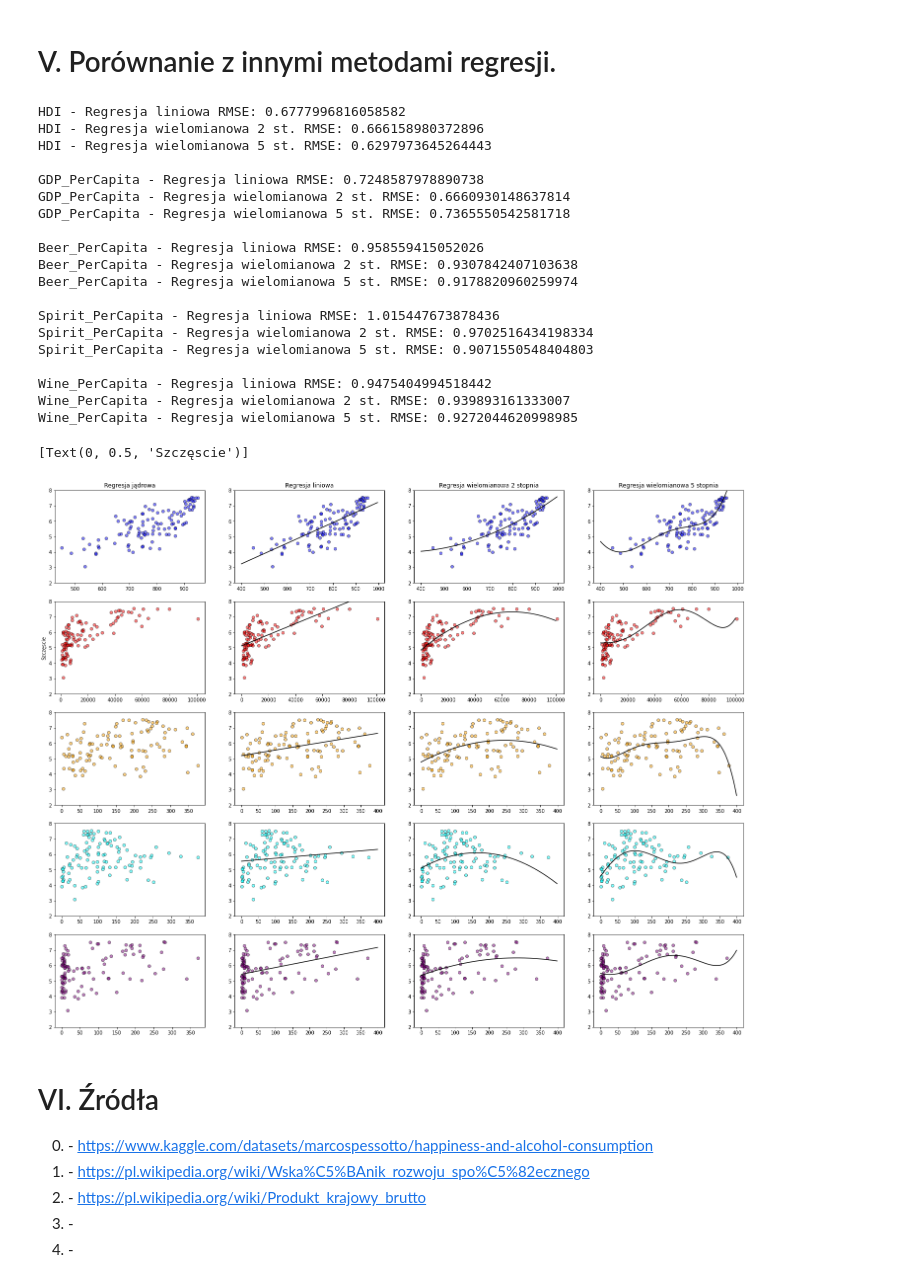
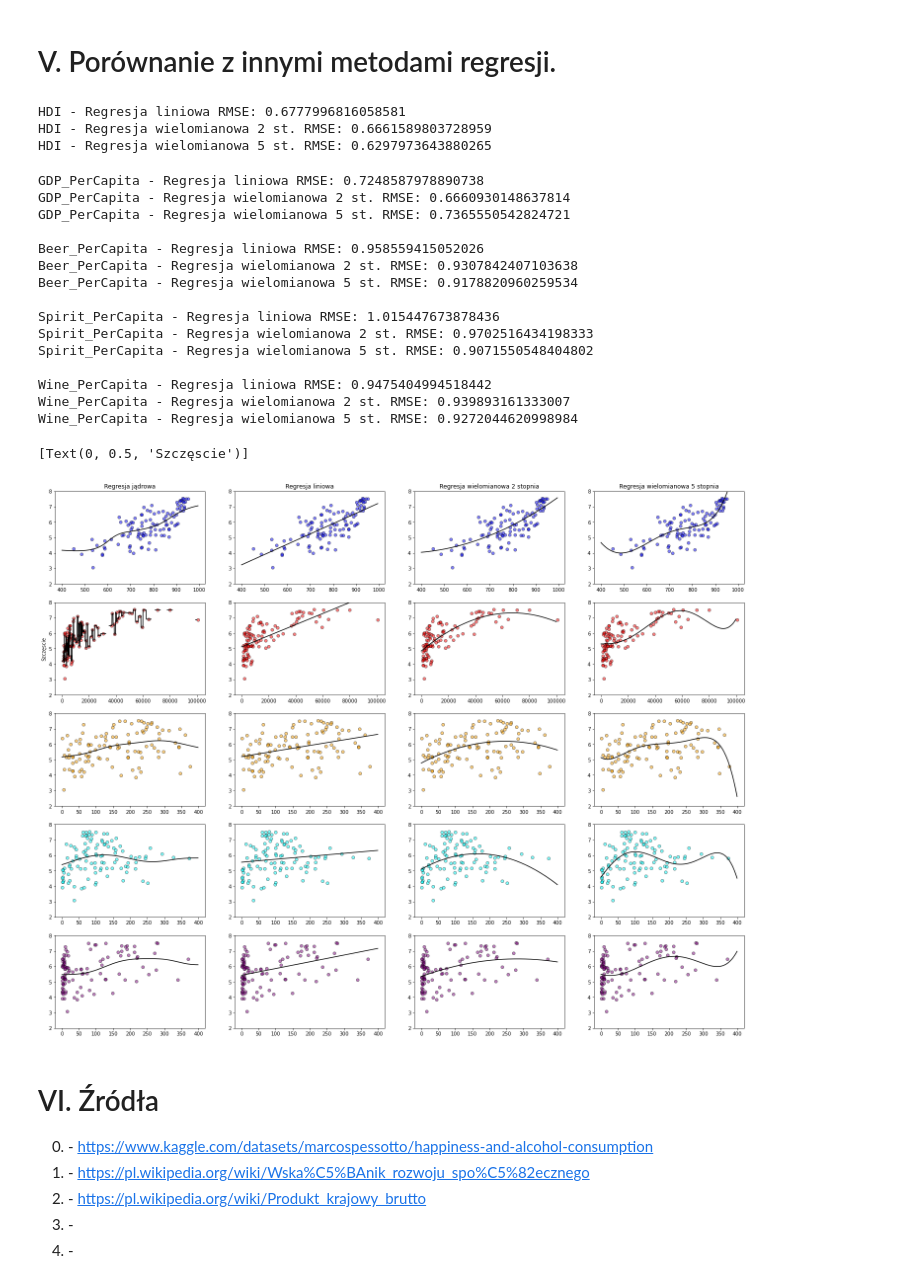
Before and after one commit to ulaniuk/mpsic, a Jupyter notebook: kernel-regression/kernel-regression.ipynb, the cells around one changed output. Drawn from its saved outputs; the diff is of its cells as text; code cells hidden in the pictures.

```diff
--- a/kernel-regression/kernel-regression.ipynb
+++ b/kernel-regression/kernel-regression.ipynb
@@ -49,0 +73,8 @@ Bardzo istotne znaczenie dla kształtu linii regresji ma właściwy dobór wspó
+# %%
+
+x_real = np.arange(-10, 10, 0.1)
+y_real = [x_*math.sin(x_) for x_ in x_real]
+
+rng = np.random.default_rng()
+x_synth = np.array([x + random.randint(-100, 100)/100 for x in np.arange(-10, 10, 0.25)])
+y_synth = np.array([x_*math.sin(x_) + random.randint(-100, 100)/100 for x_ in x_synth])
@@ -49,0 +154,8 @@ Bardzo istotne znaczenie dla kształtu linii regresji ma właściwy dobór wspó
+# %%
+gkr = GKR(x_synth,y_synth,0.1)
+# %%
+x_predict=[]
+y_p = []
+for x in x_real:
+    y_p.append(x)
+    x_predict.append(gkr.predict(x))
@@ -191,13 +305,20 @@ y = data['HappinessScore'].values
 for i, (feature, color, xs) in enumerate(features):
     X = data[feature].values
     X = X.reshape(-1, 1)
-
+    X_ = xs
     # Kernel regression
+    poly0 = GKR(X,y,50)
+    poly0_x_predicted =[]
+    poly0_y_predicted =[]
+    for x in X_:
+        poly0_x_predicted.append(x)
+        poly0_y_predicted.append(poly0.predict(x))
     axs[i, 0].scatter(data[feature], data['HappinessScore'], color=color, edgecolor='k', alpha=0.5)
+    axs[i, 0].plot(poly0_x_predicted, poly0_y_predicted, color='k')
     axs[i, 0].set_ylim([2, 8])
 
     # Linear regression
-    X_ = xs
+    # X_ = xs
     poly1 = PolynomialFeatures(degree=1, include_bias=False)
     poly1_features = poly1.fit_transform(X.reshape(-1, 1))
     poly1_X = poly1.fit_transform(X_.reshape(-1, 1))
@@ -213,54 +334,53 @@ for i, (feature, color, xs) in enumerate(features):
     poly2 = PolynomialFeatures(degree=2, include_bias=False)
     poly2_features = poly2.fit_transform(X.reshape(-1, 1))
     poly2_X = poly2.fit_transform(X_.reshape(-1, 1))
     poly2_reg_model = LinearRegression()
     poly2_reg_model.fit(poly2_features, y)
     poly2_y_predicted = poly2_reg_model.predict(poly2_X)
     axs[i, 2].scatter(data[feature], data['HappinessScore'], color=color, edgecolor='k', alpha=0.5)
     axs[i, 2].plot(X_, poly2_y_predicted, color='k')
     axs[i, 2].set_ylim([2, 8])
     print(f'{feature} - Regresja wielomianowa 2 st. RMSE:', np.sqrt(metrics.mean_squared_error(y, poly2_reg_model.predict(poly2.fit_transform(X.reshape(-1, 1))))))
 
     # Polynominal regression (5)
     poly3 = PolynomialFeatures(degree=5, include_bias=False)
     poly3_features = poly3.fit_transform(X.reshape(-1, 1))
     poly3_X = poly3.fit_transform(X_.reshape(-1, 1))
     poly3_reg_model = LinearRegression()
     poly3_reg_model.fit(poly3_features, y)
     poly3_y_predicted = poly3_reg_model.predict(poly3_X)
     axs[i, 3].scatter(data[feature], data['HappinessScore'], color=color, edgecolor='k', alpha=0.5)
     axs[i, 3].plot(X_, poly3_y_predicted, color='k')
     axs[i, 3].set_ylim([2, 8])
     print(f'{feature} - Regresja wielomianowa 5 st. RMSE:', np.sqrt(metrics.mean_squared_error(y, poly3_reg_model.predict(poly3.fit_transform(X.reshape(-1, 1))))))
     print('')
 
 axs.flat[0].set(title="Regresja jądrowa")
 axs.flat[1].set(title="Regresja liniowa")
 axs.flat[2].set(title="Regresja wielomianowa 2 stopnia")
 axs.flat[3].set(title="Regresja wielomianowa 5 stopnia")
 axs.flat[4].set(ylabel="Szczęscie")
 # %% [output]
-HDI - Regresja liniowa RMSE: 0.6777996816058582
-HDI - Regresja wielomianowa 2 st. RMSE: 0.666158980372896
-HDI - Regresja wielomianowa 5 st. RMSE: 0.6297973645264443
-
-GDP_PerCapita - Regresja liniowa RMSE: 0.7248587978890738
-GDP_PerCapita - Regresja wielomianowa 2 st. RMSE: 0.6660930148637814
-GDP_PerCapita - Regresja wielomianowa 5 st. RMSE: 0.7365550542581718
-
-Beer_PerCapita - Regresja liniowa RMSE: 0.958559415052026
-Beer_PerCapita - Regresja wielomianowa 2 st. RMSE: 0.9307842407103638
-Beer_PerCapita - Regresja wielomianowa 5 st. RMSE: 0.9178820960259974
-
-Spirit_PerCapita - Regresja liniowa RMSE: 1.015447673878436
-Spirit_PerCapita - Regresja wielomianowa 2 st. RMSE: 0.9702516434198334
-Spirit_PerCapita - Regresja wielomianowa 5 st. RMSE: 0.9071550548404803
-
-Wine_PerCapita - Regresja liniowa RMSE: 0.9475404994518442
-Wine_PerCapita - Regresja wielomianowa 2 st. RMSE: 0.939893161333007
-Wine_PerCapita - Regresja wielomianowa 5 st. RMSE: 0.9272044620998985
+HDI - Regresja liniowa RMSE: 0.6777996816058581
+HDI - Regresja wielomianowa 2 st. RMSE: 0.6661589803728959
+HDI - Regresja wielomianowa 5 st. RMSE: 0.6297973643880265
-[Text(0, 0.5, 'Szczęscie')]
+GDP_PerCapita - Regresja liniowa RMSE: 0.7248587978890738
+GDP_PerCapita - Regresja wielomianowa 2 st. RMSE: 0.6660930148637814
+GDP_PerCapita - Regresja wielomianowa 5 st. RMSE: 0.7365550542824721
+
+Beer_PerCapita - Regresja liniowa RMSE: 0.958559415052026
+Beer_PerCapita - Regresja wielomianowa 2 st. RMSE: 0.9307842407103638
+Beer_PerCapita - Regresja wielomianowa 5 st. RMSE: 0.9178820960259534
+
+Spirit_PerCapita - Regresja liniowa RMSE: 1.015447673878436
+Spirit_PerCapita - Regresja wielomianowa 2 st. RMSE: 0.9702516434198333
+Spirit_PerCapita - Regresja wielomianowa 5 st. RMSE: 0.9071550548404802
+
+Wine_PerCapita - Regresja liniowa RMSE: 0.9475404994518442
+Wine_PerCapita - Regresja wielomianowa 2 st. RMSE: 0.939893161333007
+Wine_PerCapita - Regresja wielomianowa 5 st. RMSE: 0.9272044620998984
+[Text(0, 0.5, 'Szczęscie')]
-[figure, old version]
+[figure, new version]
 # %% [markdown]
 # VI. Źródła
 0. \- https://www.kaggle.com/datasets/marcospessotto/happiness-and-alcohol-consumption
```
Also changed, not shown: parts of 8 cells of this notebook.
